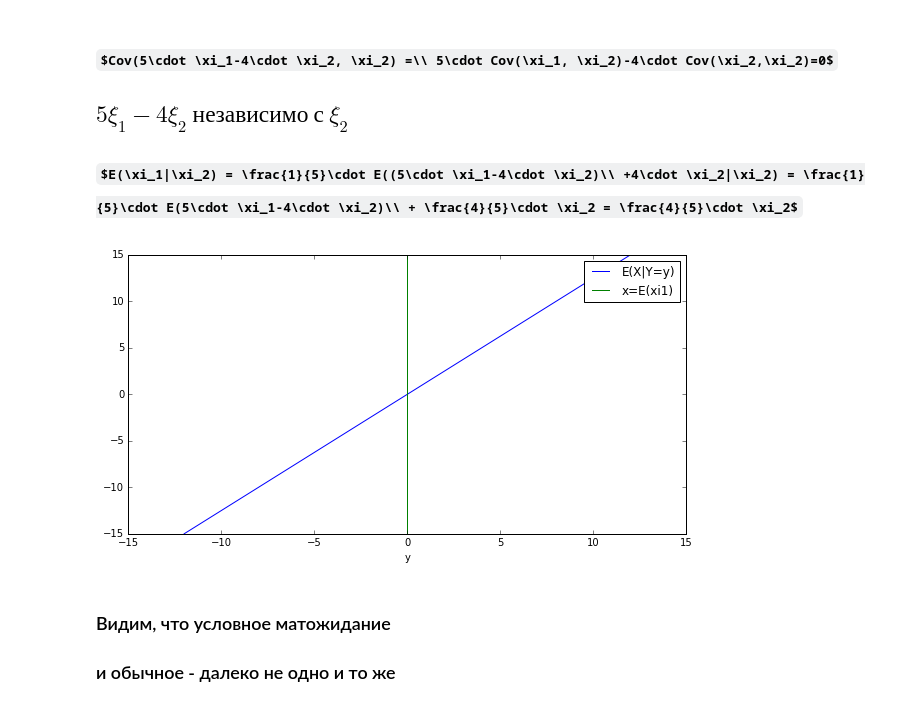
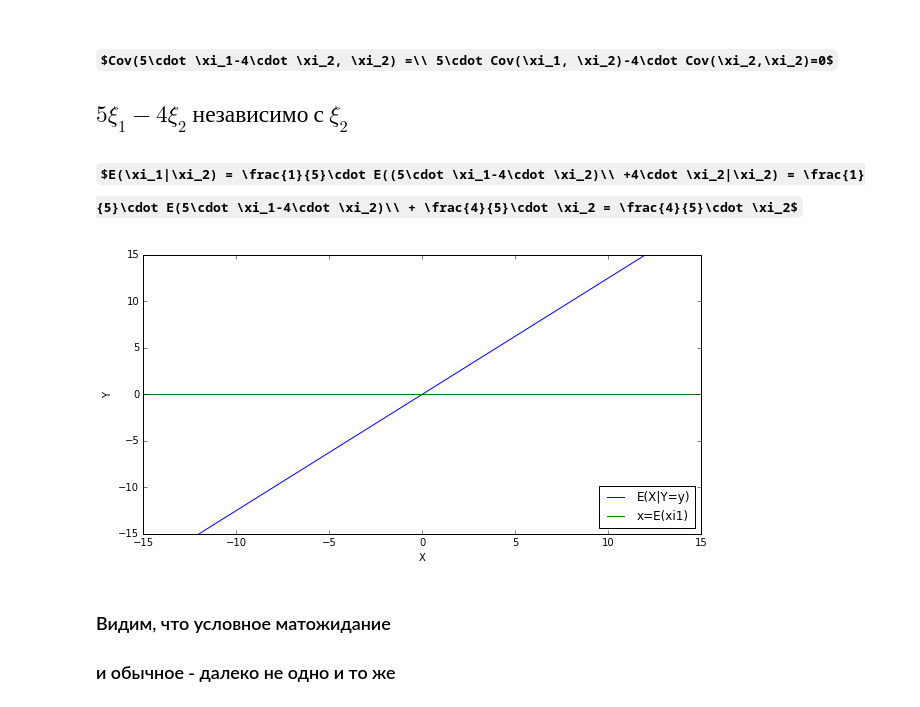
Before and after one commit to alexlokotochek/mathStats, a Jupyter notebook: snd tsk/Laktionov_497_5.1.ipynb, the cells around one changed output. Cells and saved outputs as stored; diff of their text form; code cells hidden in the pictures; some formulas as TeX source.

Commit message:
plot transformation

```diff
--- a/snd tsk/Laktionov_497_5.1.ipynb
+++ b/snd tsk/Laktionov_497_5.1.ipynb
@@ -53,15 +53,16 @@ trash = plt.legend()
 # %%
 Y = np.arange(-15, 15, 0.1)
 data = (4./5.)*Y
 plt.figure(figsize=(10,5))
-plt.xlabel('y')
+plt.xlabel('X')
+plt.ylabel('Y')
 plt.plot(data, Y, label="E(X|Y=y)")
-plt.plot(np.array([0.]*Y.shape[0]),
-         Y,
+plt.plot(Y,
+         np.array([0.]*Y.shape[0]),
          label="x=E(xi1)")
-trash = plt.legend()
+trash = plt.legend(loc='lower right')
 # %% [output]
-[figure, old version]
+[figure, new version]
 # %% [markdown]
 ### Видим, что условное матожидание
 ### и обычное - далеко не одно и то же
```
